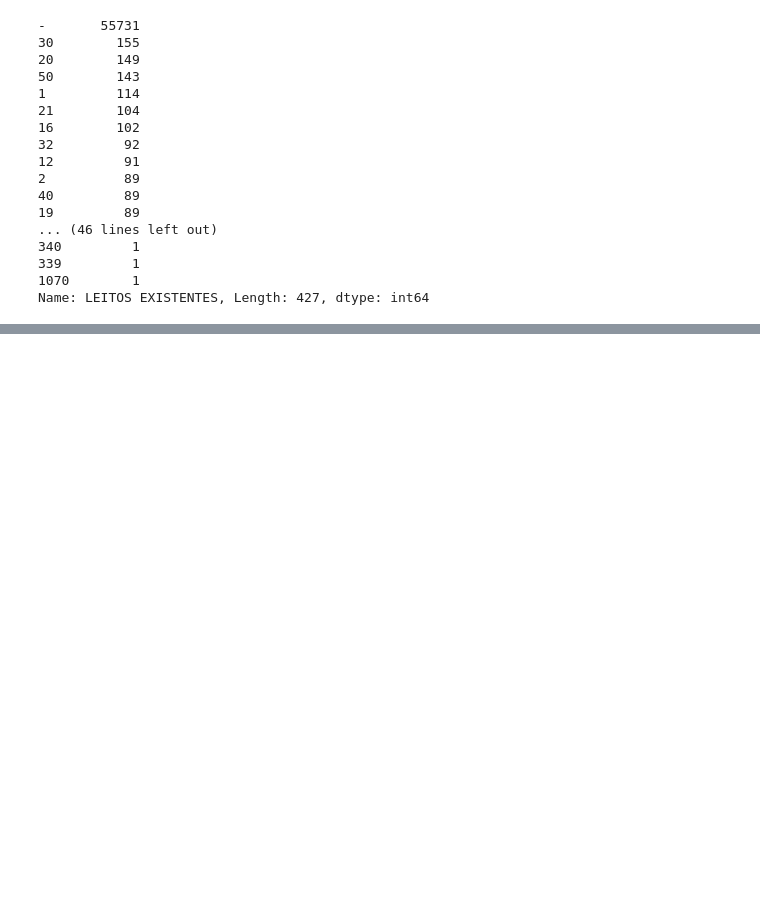
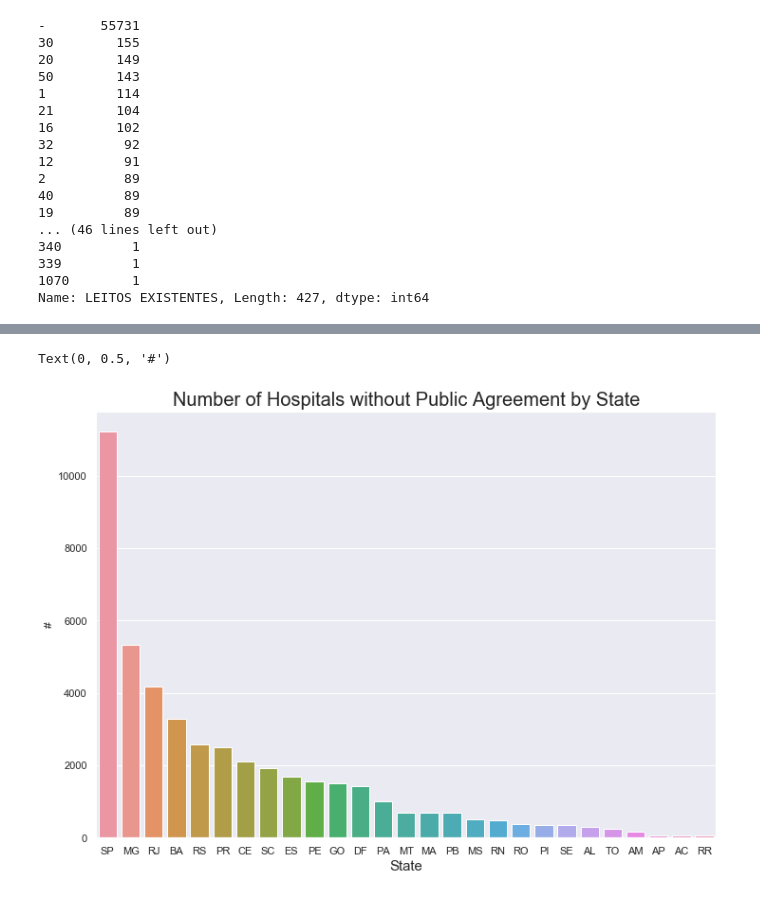
Before and after one commit to tbuzze/hospitalsbrazil2018, a Jupyter notebook: Hospital_Brazil.ipynb, the cells around one changed output, grey strips where cells are left out. Drawn from its saved outputs; the diff is of its cells as text; code cells hidden in the pictures; blank space fills up the shorter version.

```diff
--- a/Hospital_Brazil.ipynb
+++ b/Hospital_Brazil.ipynb
@@ -218,0 +231,10 @@ iplot(fig, filename='convyes')
+# %%
+#-- filtering the dataset by only hospital without Puclib Agreement
+db_n = db[db['CONVÊNIO SUS?'] == 'NÃO']
+db_sus_n = db_n.groupby(['UF'])['CONVÊNIO SUS?'].count()
+db_sus_n = pd.DataFrame(db_sus_n)
+db_sus_n['UF2'] = db_sus_n.index
+# %%
+#-- ordering the data by values
+db_sus_n.sort_values(['CONVÊNIO SUS?'], ascending=False, inplace=True)
+db_sus_n.head()
@@ -218,0 +249,9 @@ iplot(fig, filename='convyes')
+# %%
+#-- plotting the hospitals without Public Agreement by State
+sns.barplot(x=db_sus_n['UF2'], y=db_sus_n['CONVÊNIO SUS?'])
+plt.title('Number of Hospitals without Public Agreement by State', loc='center', fontsize=20)
+plt.xlabel('State', fontsize=15)
+plt.ylabel('#')
+# %% [output]
+Text(0, 0.5, '#')
+[figure, added]
```
Also changed, not shown: parts of 28 cells of this notebook.
